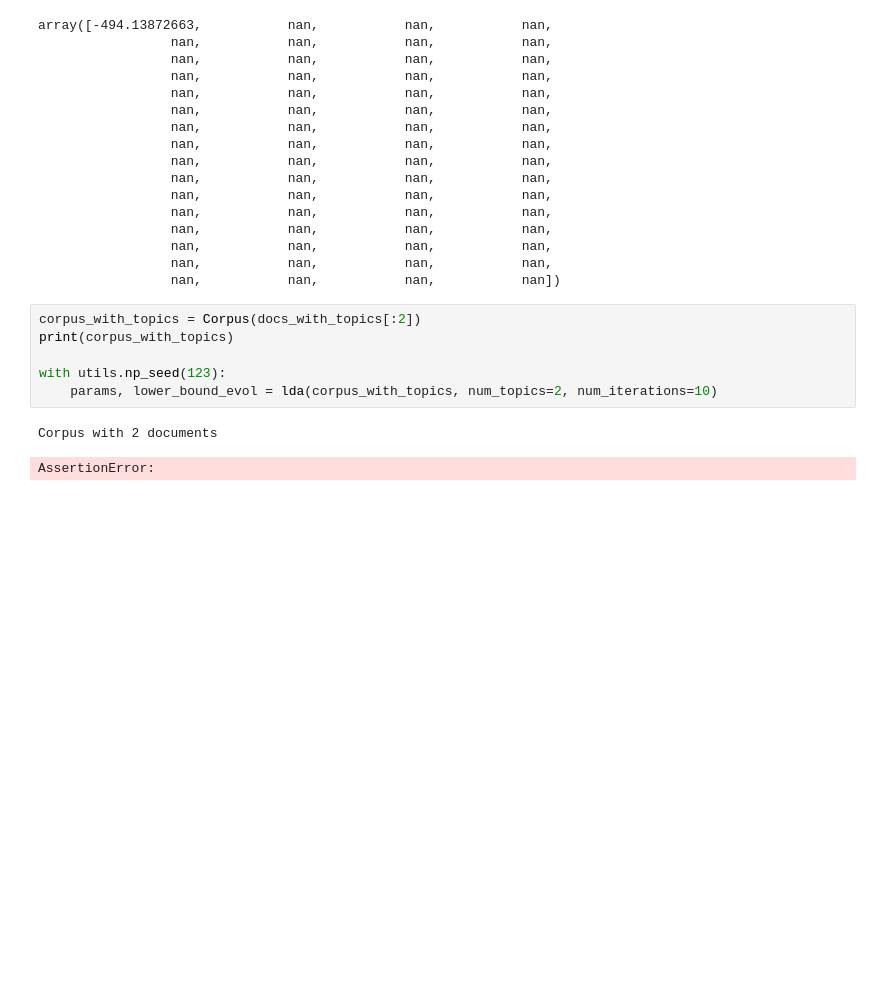
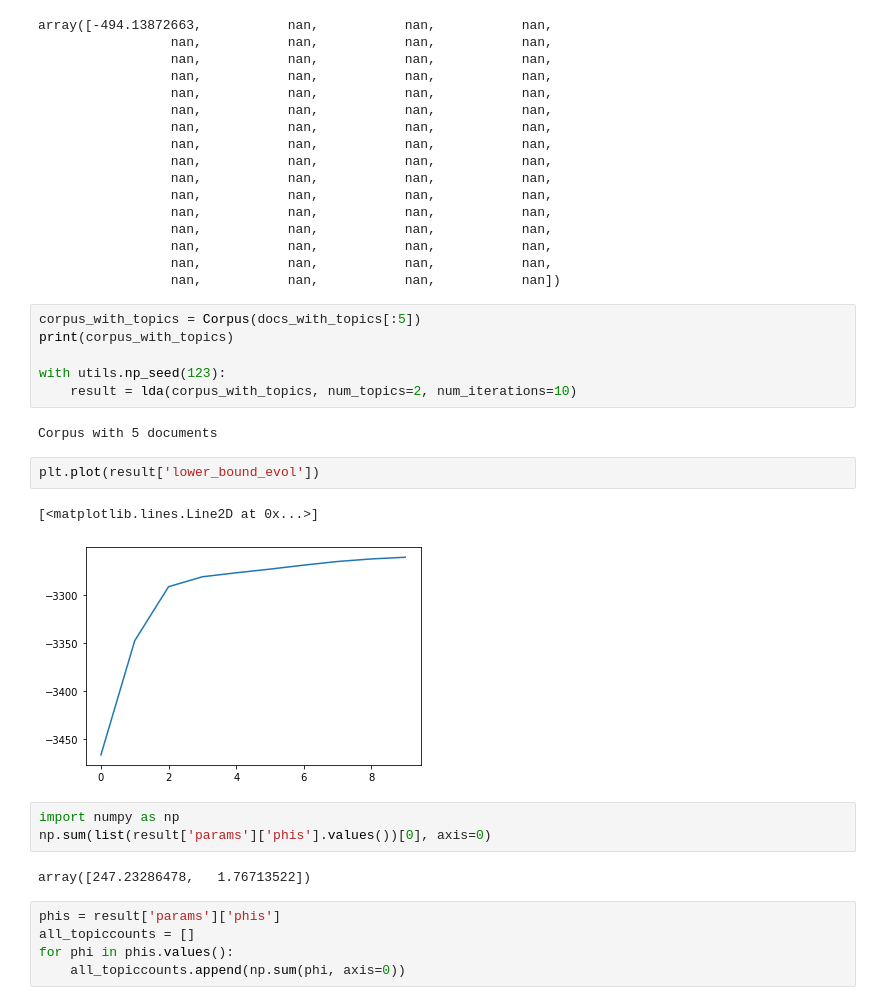
Before and after one commit to annasanchez27/DD2434-advanced-ml, a Jupyter notebook: experiments/classification.ipynb, the cells around one changed output. Saved outputs shown, nothing was run; the diff lists cells and outputs as text; blank space fills up the shorter version.

```diff
--- a/experiments/classification.ipynb
+++ b/experiments/classification.ipynb
@@ -136,11 +134,25 @@ array([-494.13872663,           nan,           nan,           nan,
                  nan,           nan,           nan,           nan,
                  nan,           nan,           nan,           nan])
 # %%
-corpus_with_topics = Corpus(docs_with_topics[:2])
+corpus_with_topics = Corpus(docs_with_topics[:5])
 print(corpus_with_topics)
 
 with utils.np_seed(123):
-    params, lower_bound_evol = lda(corpus_with_topics, num_topics=2, num_iterations=10)
+    result = lda(corpus_with_topics, num_topics=2, num_iterations=10)
 # %% [output]
-Corpus with 2 documents
+Corpus with 5 documents
-AssertionError:
+# %%
+plt.plot(result['lower_bound_evol'])
+# %% [output]
+[<matplotlib.lines.Line2D at 0x...>]
+[figure, added]
+# %%
+import numpy as np
+np.sum(list(result['params']['phis'].values())[0], axis=0)
+# %% [output]
+array([247.23286478,   1.76713522])
+# %%
+phis = result['params']['phis']
+all_topiccounts = []
+for phi in phis.values():
+    all_topiccounts.append(np.sum(phi, axis=0))
```
Also changed, not shown: parts of 7 cells of this notebook, 11 other files.
